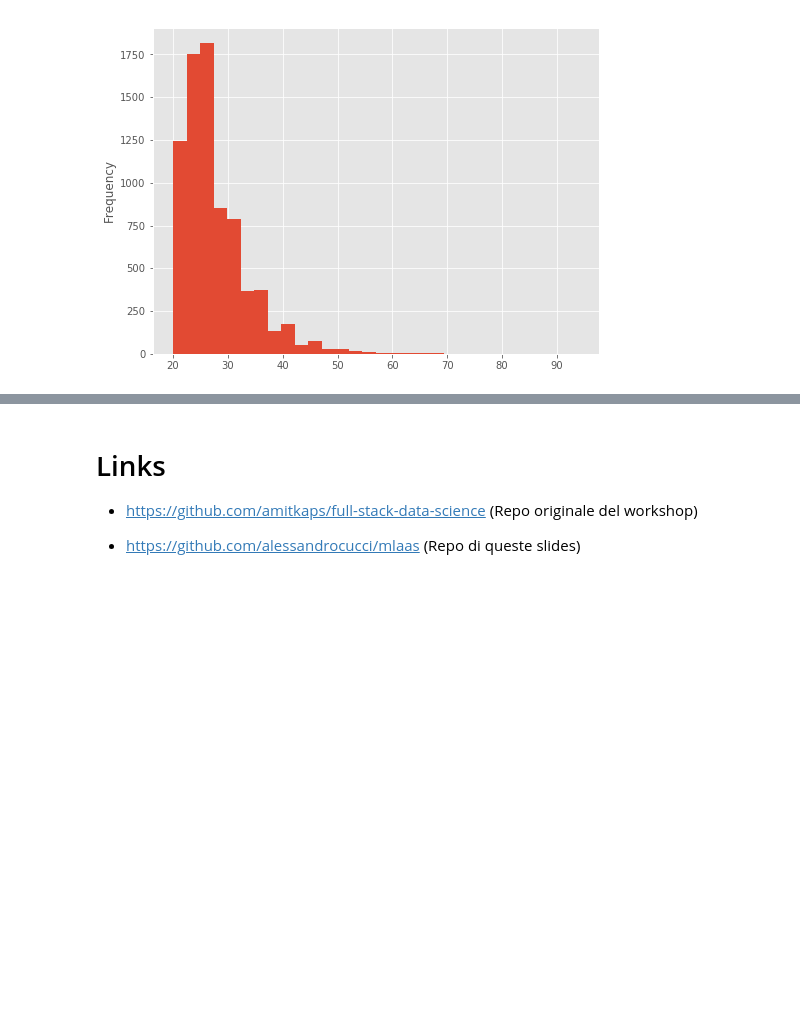
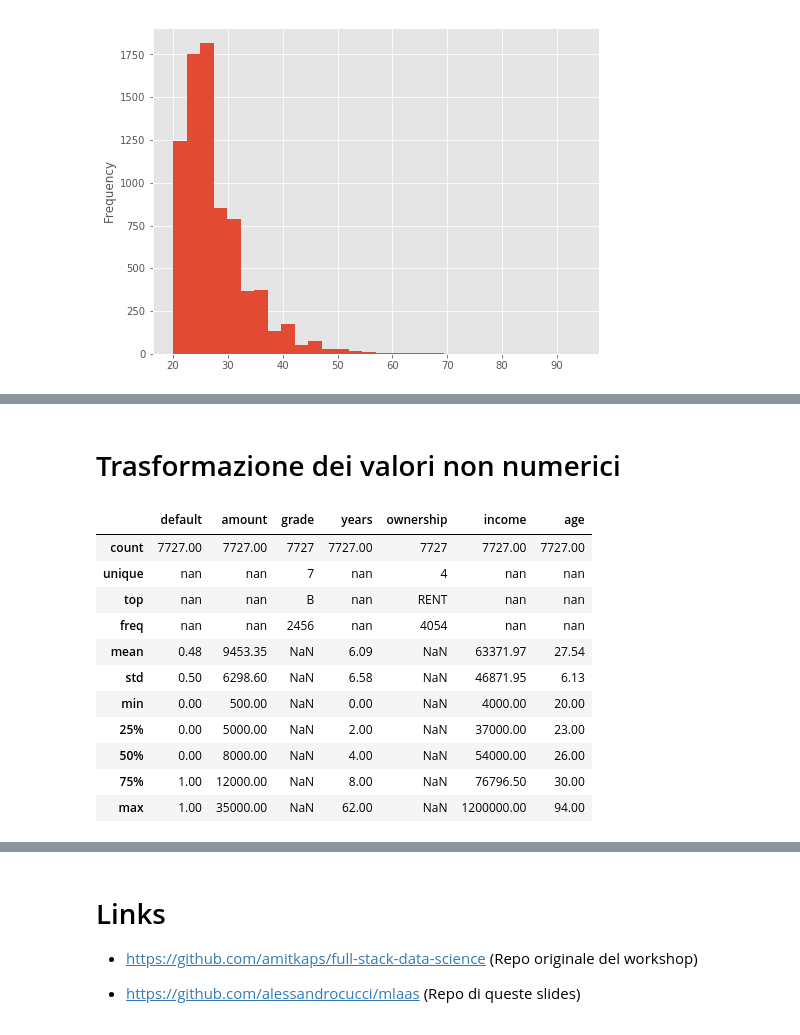
Before and after one commit to alessandrocucci/mlaas, a Jupyter notebook: static/Machine Learning as a Service.ipynb, the cells around one changed output, grey strips where cells are left out. Saved outputs shown, nothing was run; the diff lists cells and outputs as text; code cells hidden in the pictures; blank space fills up the shorter version.

```diff
--- a/static/Machine Learning as a Service.ipynb
+++ b/static/Machine Learning as a Service.ipynb
@@ -157,0 +175,17 @@ df.age.plot.hist(bins=30)
+# %% [markdown]
+# Trasformazione dei valori non numerici
+# %%
+df.describe(include='all')
+# %% [output]
+|  | default | amount | grade | years | ownership | income | age |
+| count | 7727.00 | 7727.00 | 7727 | 7727.00 | 7727 | 7727.00 | 7727.00 |
+| unique | nan | nan | 7 | nan | 4 | nan | nan |
+| top | nan | nan | B | nan | RENT | nan | nan |
+| freq | nan | nan | 2456 | nan | 4054 | nan | nan |
+| mean | 0.48 | 9453.35 | NaN | 6.09 | NaN | 63371.97 | 27.54 |
+| std | 0.50 | 6298.60 | NaN | 6.58 | NaN | 46871.95 | 6.13 |
+| min | 0.00 | 500.00 | NaN | 0.00 | NaN | 4000.00 | 20.00 |
+| 25% | 0.00 | 5000.00 | NaN | 2.00 | NaN | 37000.00 | 23.00 |
+| 50% | 0.00 | 8000.00 | NaN | 4.00 | NaN | 54000.00 | 26.00 |
+| 75% | 1.00 | 12000.00 | NaN | 8.00 | NaN | 76796.50 | 30.00 |
+| max | 1.00 | 35000.00 | NaN | 62.00 | NaN | 1200000.00 | 94.00 |
```
Also changed, not shown: parts of 13 cells of this notebook, 3 other files.
